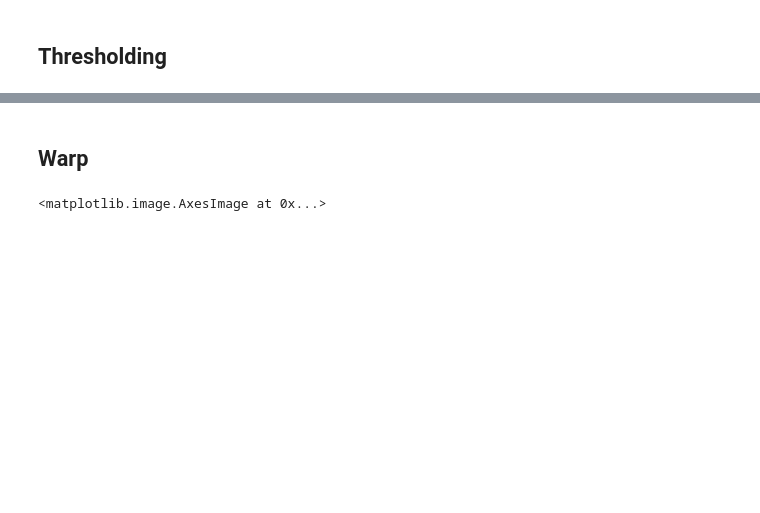
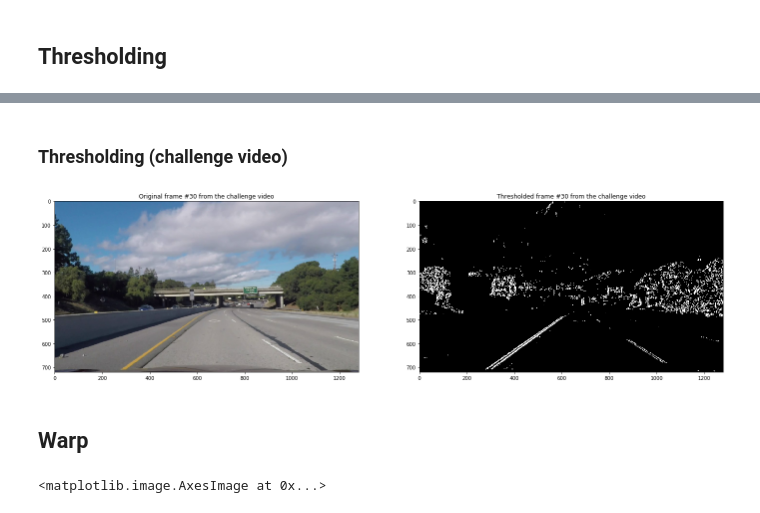
Before and after one commit to tairrzayev/CarND-Advanced-Lane-Lines, a Jupyter notebook: project.ipynb, the cells around one changed output, grey strips where cells are left out. Cells and saved outputs as stored; diff of their text form; code cells hidden in the pictures; blank space fills up the shorter version.

```diff
--- a/project.ipynb
+++ b/project.ipynb
@@ -100,3 +106,22 @@ plt.subplots_adjust(left=0., right=1, top=0.9, bottom=0.)
+# %% [markdown]
+### Thresholding (challenge video)
+# %%
+frame = read_video_frame('challenge_video.mp4', 30)
+frame_undistorted = lane_detector.undistort(frame)
+frame_binary = lane_detector.binary_image(frame_undistorted)
+
+plt.figure(figsize=(24,9))
+plt.subplot(1, 2, 1)
+plt.title('Original frame #30 from the challenge video')
+plt.imshow(frame_undistorted)
+
+plt.subplot(1, 2, 2)
+plt.imshow(frame_binary, cmap='gray')
+plt.title('Thresholded frame #30 from the challenge video')
+
+plt.show()
+# %% [output]
+[figure, added]
 # %% [markdown]
 ## Warp
 # %%
```
Also changed, not shown: parts of 16 cells of this notebook, 6 other files.
